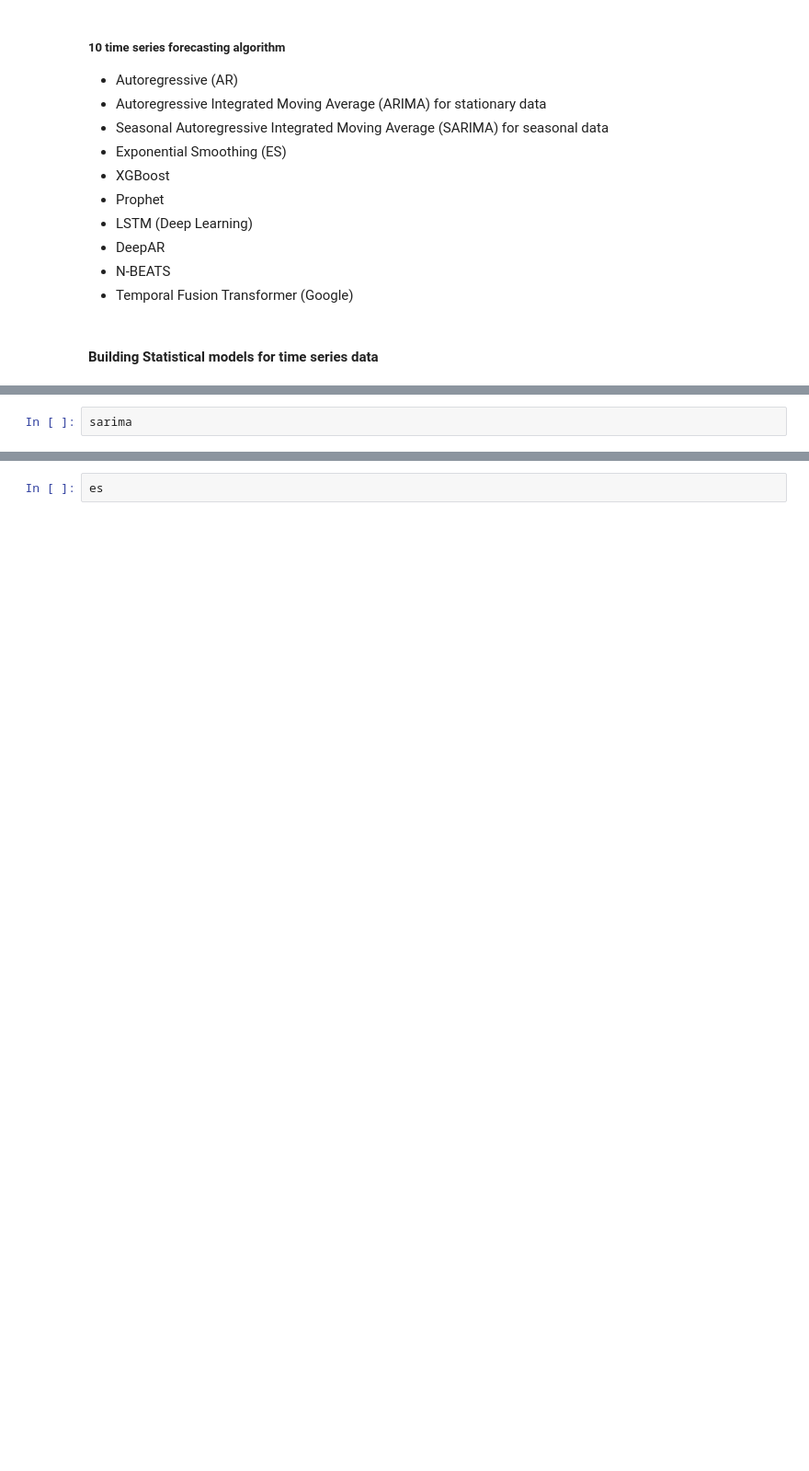
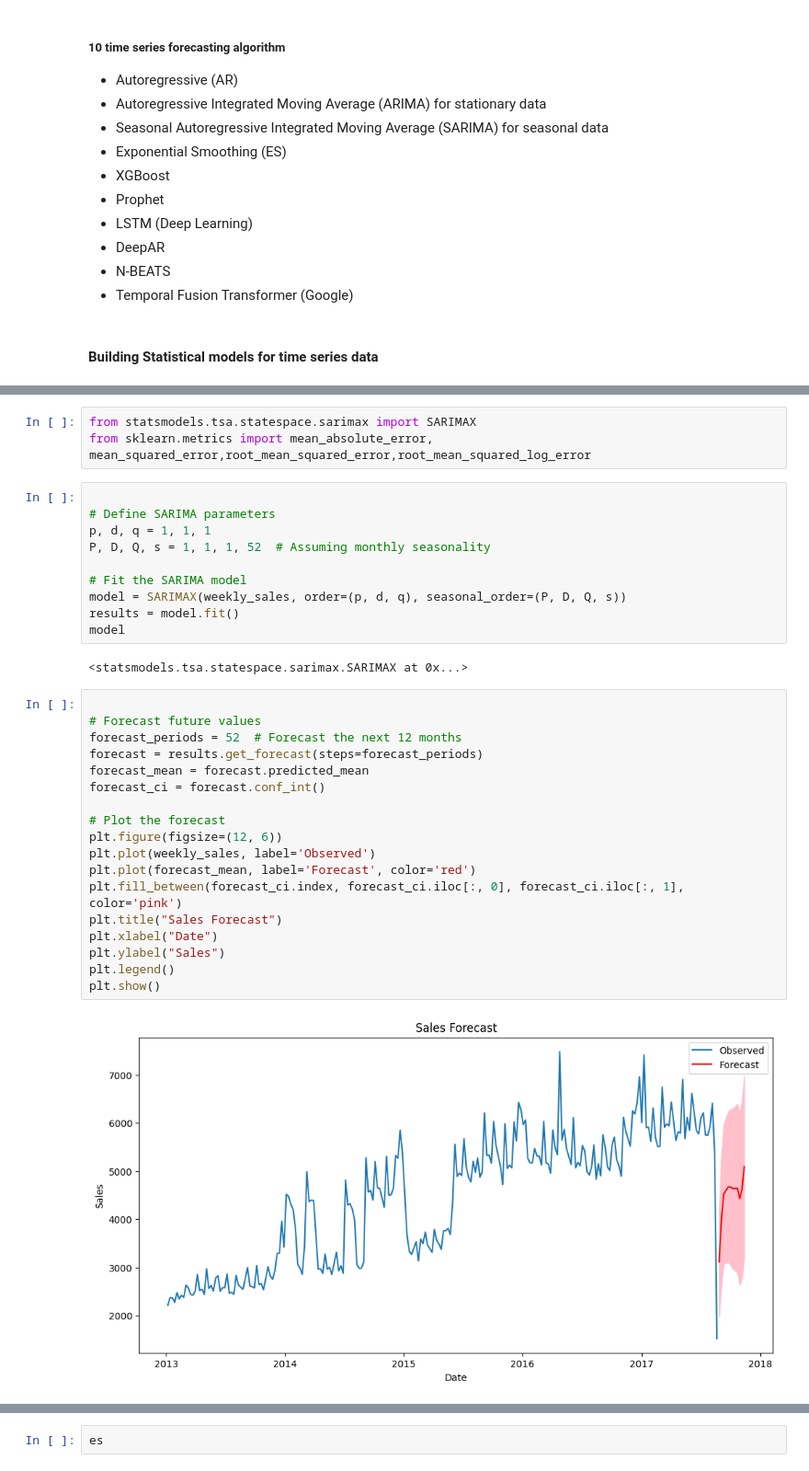
Before and after one commit to kwasichrappah/Time_series_analysis, a Jupyter notebook: sales_forecast.ipynb, the cells around one changed output, grey strips where cells are left out. Shown at 92% size. Cells and saved outputs as stored; diff of their text form; blank space fills up the shorter version.

```diff
--- a/sales_forecast.ipynb
+++ b/sales_forecast.ipynb
@@ -805,2 +855,35 @@ NameError: name 'train_copy' is not defined
-# %%
-sarima
+# %%
+from statsmodels.tsa.statespace.sarimax import SARIMAX
+from sklearn.metrics import mean_absolute_error, mean_squared_error,root_mean_squared_error,root_mean_squared_log_error
+# %%
+
+# Define SARIMA parameters
+p, d, q = 1, 1, 1
+P, D, Q, s = 1, 1, 1, 52  # Assuming monthly seasonality
+
+# Fit the SARIMA model
+model = SARIMAX(weekly_sales, order=(p, d, q), seasonal_order=(P, D, Q, s))
+results = model.fit()
+model
+# %% [output]
+<statsmodels.tsa.statespace.sarimax.SARIMAX at 0x...>
+# %%
+
+# Forecast future values
+forecast_periods = 52  # Forecast the next 12 months
+forecast = results.get_forecast(steps=forecast_periods)
+forecast_mean = forecast.predicted_mean
+forecast_ci = forecast.conf_int()
+
+# Plot the forecast
+plt.figure(figsize=(12, 6))
+plt.plot(weekly_sales, label='Observed')
+plt.plot(forecast_mean, label='Forecast', color='red')
+plt.fill_between(forecast_ci.index, forecast_ci.iloc[:, 0], forecast_ci.iloc[:, 1], color='pink')
+plt.title("Sales Forecast")
+plt.xlabel("Date")
+plt.ylabel("Sales")
+plt.legend()
+plt.show()
+# %% [output]
+[figure, added]
```
Also changed, not shown: parts of 9 cells of this notebook.
